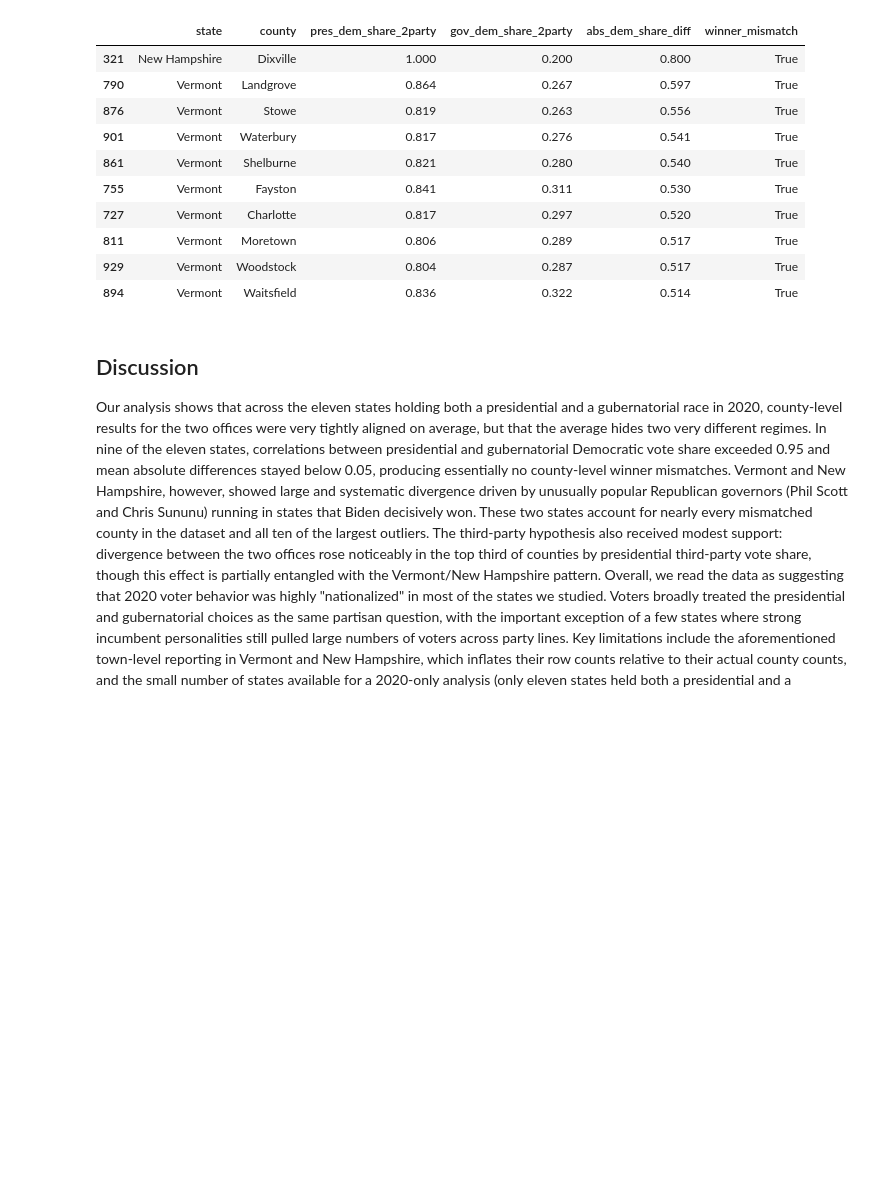
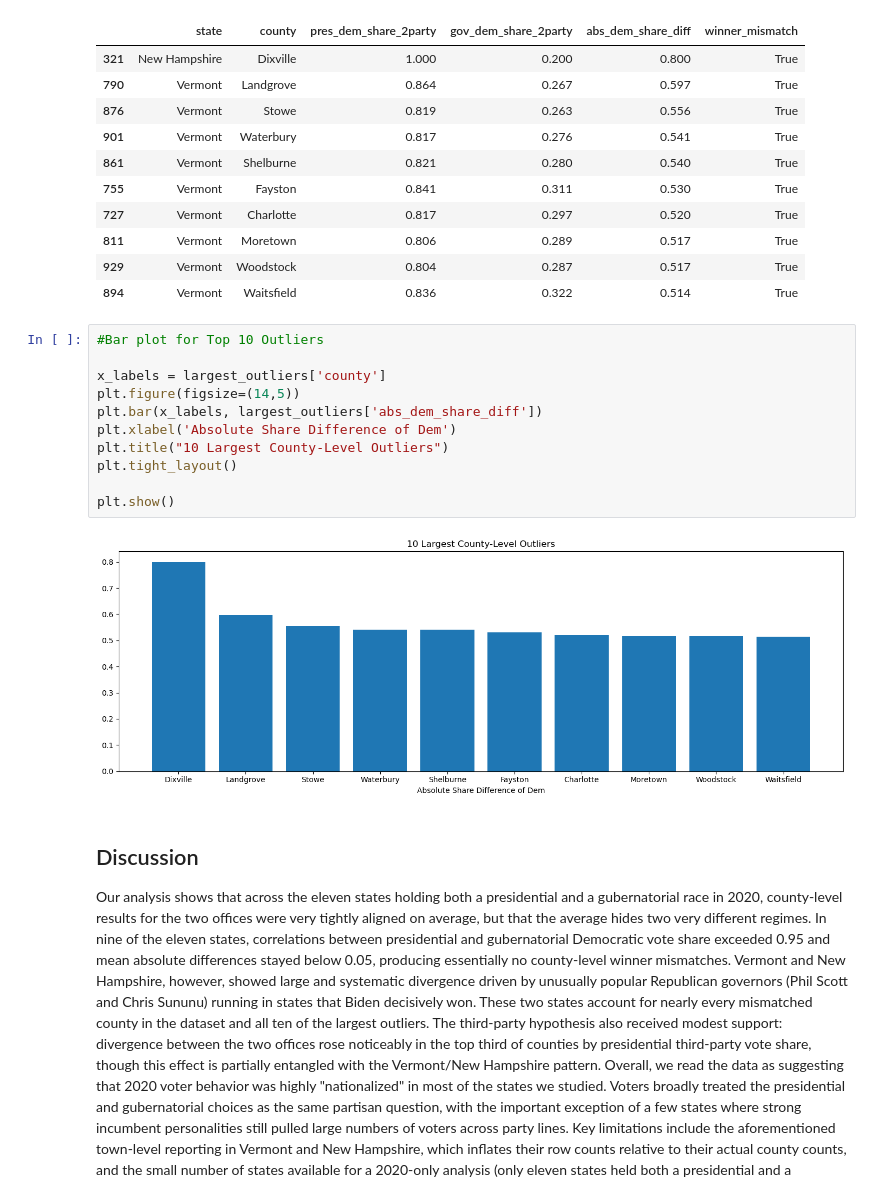
Before and after one commit to Quinn6965/DataSci151_FinalProject, a Jupyter notebook: elections_finalProject.ipynb, the cells around one changed output. Cells and saved outputs as stored; diff of their text form; blank space fills up the shorter version.

Commit message:
Add a plot and some minor changes

```diff
--- a/elections_finalProject.ipynb
+++ b/elections_finalProject.ipynb
@@ -511,6 +510,19 @@ largest_outliers.round(3)
 | 811 | Vermont | Moretown | 0.806 | 0.289 | 0.517 | True |
 | 929 | Vermont | Woodstock | 0.804 | 0.287 | 0.517 | True |
 | 894 | Vermont | Waitsfield | 0.836 | 0.322 | 0.514 | True |
+# %%
+#Bar plot for Top 10 Outliers
+
+x_labels = largest_outliers['county']
+plt.figure(figsize=(14,5))
+plt.bar(x_labels, largest_outliers['abs_dem_share_diff'])
+plt.xlabel('Absolute Share Difference of Dem')
+plt.title("10 Largest County-Level Outliers")
+plt.tight_layout()
+
+plt.show()
+# %% [output]
+[figure, added]
 # %% [markdown]
 ## Discussion
 
```
Also changed, not shown: parts of 1 cell of this notebook.
